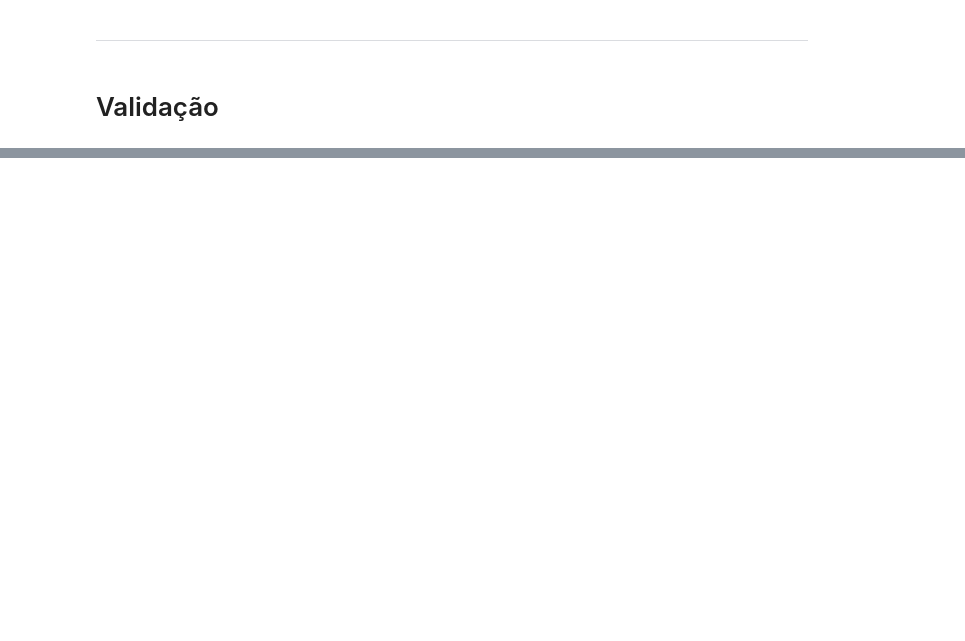
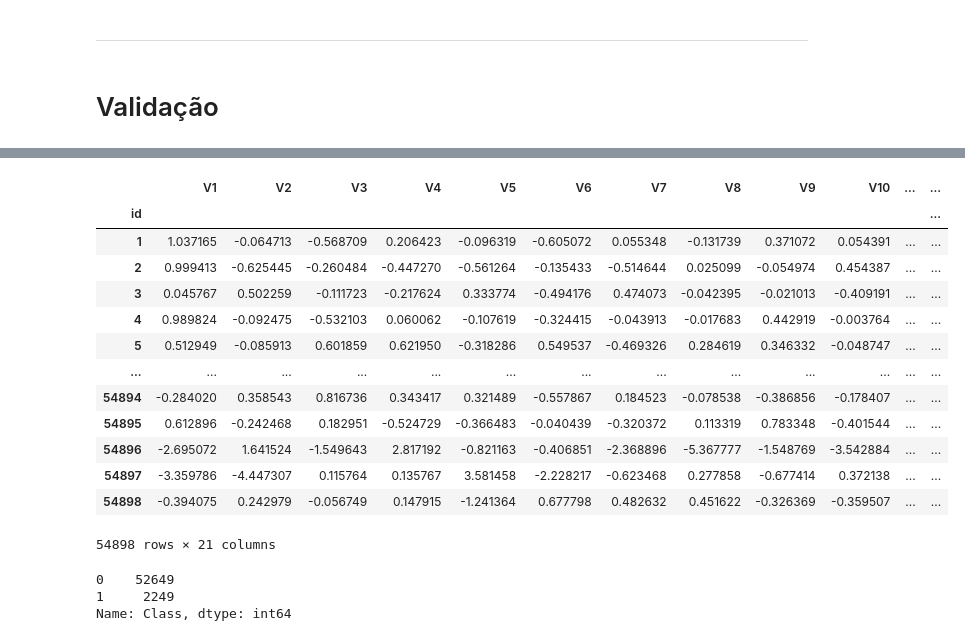
Before and after one commit to SalisEduardo/EAD0830-IA-aplic-financas, a Jupyter notebook: Atividades/atv2/entrega_atv2.ipynb, the cells around one changed output, grey strips where cells are left out. Saved outputs shown, nothing was run; the diff lists cells and outputs as text; code cells hidden in the pictures; blank space fills up the shorter version.

Commit message:
Predicting for validation

```diff
--- a/Atividades/atv2/entrega_atv2.ipynb
+++ b/Atividades/atv2/entrega_atv2.ipynb
@@ -808,0 +874,18 @@ plot_classification_metrics(xgboost_smote,y_test,X_test)
+# %%
+X_validation = pd.read_excel("teste.xlsx").set_index("id")
+X_validation
+# %% [output]
+|  | V1 | V2 | V3 | V4 | V5 | V6 | V7 | V8 | V9 | V10 | ... | ... |
+| id |  |  |  |  |  |  |  |  |  |  |  | ... |
+| 1 | 1.037165 | -0.064713 | -0.568709 | 0.206423 | -0.096319 | -0.605072 | 0.055348 | -0.131739 | 0.371072 | 0.054391 | ... | ... |
+| 2 | 0.999413 | -0.625445 | -0.260484 | -0.447270 | -0.561264 | -0.135433 | -0.514644 | 0.025099 | -0.054974 | 0.454387 | ... | ... |
+| 3 | 0.045767 | 0.502259 | -0.111723 | -0.217624 | 0.333774 | -0.494176 | 0.474073 | -0.042395 | -0.021013 | -0.409191 | ... | ... |
+| 4 | 0.989824 | -0.092475 | -0.532103 | 0.060062 | -0.107619 | -0.324415 | -0.043913 | -0.017683 | 0.442919 | -0.003764 | ... | ... |
+| 5 | 0.512949 | -0.085913 | 0.601859 | 0.621950 | -0.318286 | 0.549537 | -0.469326 | 0.284619 | 0.346332 | -0.048747 | ... | ... |
+| ... | ... | ... | ... | ... | ... | ... | ... | ... | ... | ... | ... | ... |
+| 54894 | -0.284020 | 0.358543 | 0.816736 | 0.343417 | 0.321489 | -0.557867 | 0.184523 | -0.078538 | -0.386856 | -0.178407 | ... | ... |
+| 54895 | 0.612896 | -0.242468 | 0.182951 | -0.524729 | -0.366483 | -0.040439 | -0.320372 | 0.113319 | 0.783348 | -0.401544 | ... | ... |
+| 54896 | -2.695072 | 1.641524 | -1.549643 | 2.817192 | -0.821163 | -0.406851 | -2.368896 | -5.367777 | -1.548769 | -3.542884 | ... | ... |
+| 54897 | -3.359786 | -4.447307 | 0.115764 | 0.135767 | 3.581458 | -2.228217 | -0.623468 | 0.277858 | -0.677414 | 0.372138 | ... | ... |
+| 54898 | -0.394075 | 0.242979 | -0.056749 | 0.147915 | -1.241364 | 0.677798 | 0.482632 | 0.451622 | -0.326369 | -0.359507 | ... | ... |
+54898 rows × 21 columns
@@ -808,0 +897,6 @@ plot_classification_metrics(xgboost_smote,y_test,X_test)
+# %%
+validation_dataframe['Class'].value_counts()
+# %% [output]
+0    52649
+1     2249
+Name: Class, dtype: int64
```
Also changed, not shown: parts of 28 cells of this notebook, 6 other files.
